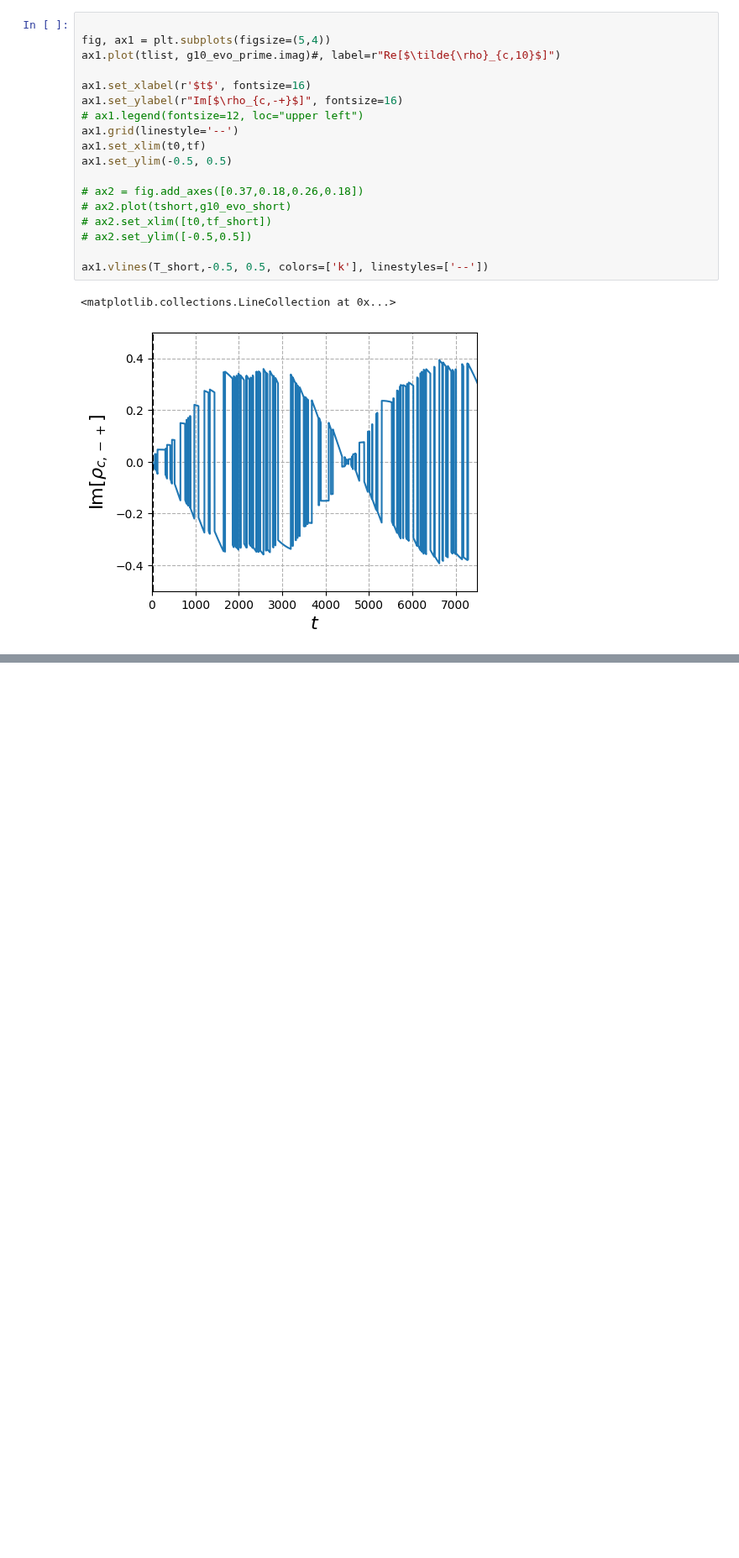
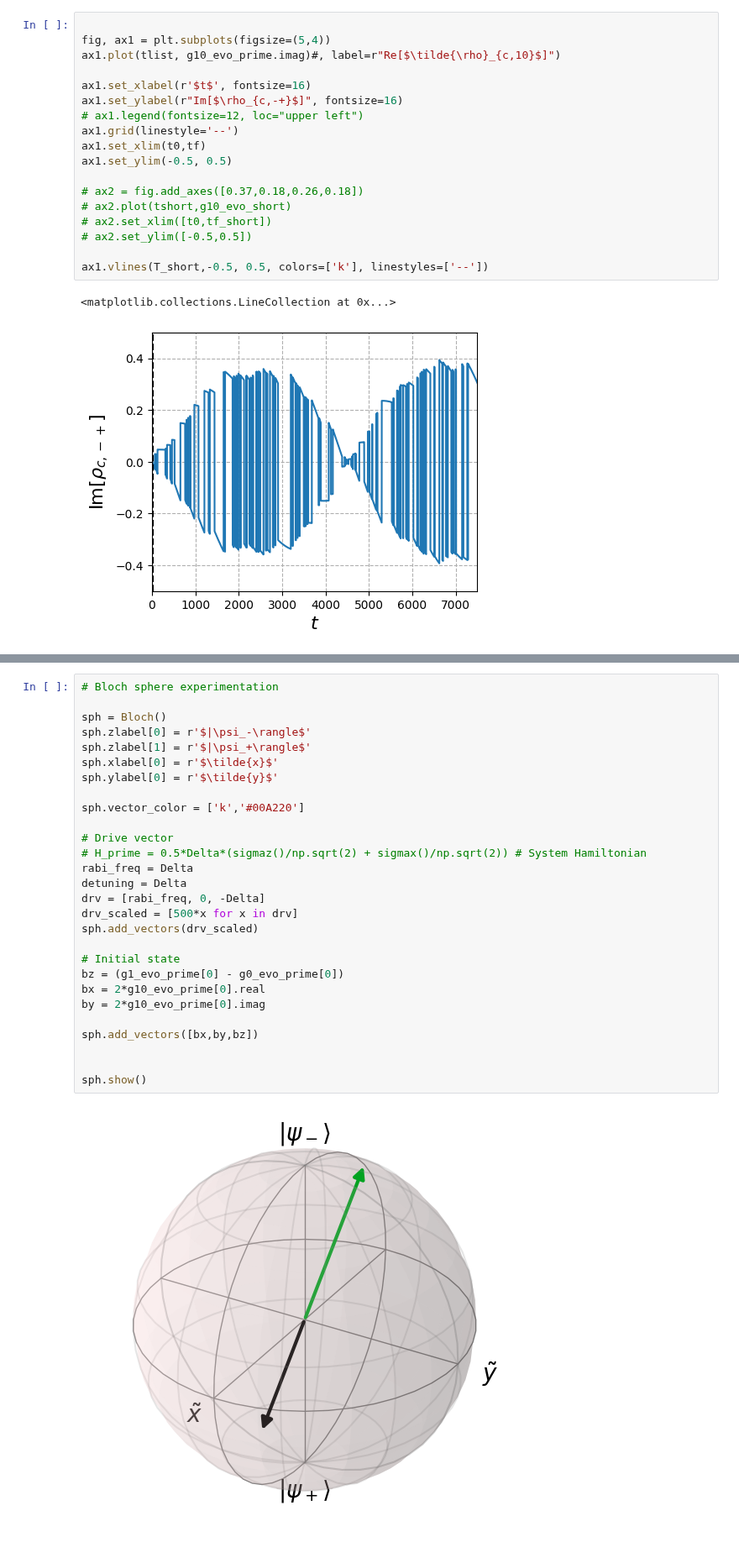
Before and after one commit to mikeal888/The_V_model, a Jupyter notebook: two_ls.ipynb, the cells around one changed output, grey strips where cells are left out. Shown at 84% size. Saved outputs shown, nothing was run; the diff lists cells and outputs as text; blank space fills up the shorter version.

Commit message:
Added drive vector to block sphere diagrams

```diff
--- a/two_ls.ipynb
+++ b/two_ls.ipynb
@@ -266 +275,31 @@ for i in range(int(len(vecs)/100)):
     sph.save(dirc="bloch_images")
+# %%
+# Bloch sphere experimentation
+
+sph = Bloch()
+sph.zlabel[0] = r'$|\psi_-\rangle$'
+sph.zlabel[1] = r'$|\psi_+\rangle$'
+sph.xlabel[0] = r'$\tilde{x}$'
+sph.ylabel[0] = r'$\tilde{y}$'
+
+sph.vector_color = ['k','#00A220']
+
+# Drive vector
+# H_prime = 0.5*Delta*(sigmaz()/np.sqrt(2) + sigmax()/np.sqrt(2)) # System Hamiltonian
+rabi_freq = Delta
+detuning = Delta
+drv = [rabi_freq, 0, -Delta]
+drv_scaled = [500*x for x in drv]
+sph.add_vectors(drv_scaled)
+
+# Initial state
+bz = (g1_evo_prime[0] - g0_evo_prime[0])
+bx = 2*g10_evo_prime[0].real
+by = 2*g10_evo_prime[0].imag
+
+sph.add_vectors([bx,by,bz])
+
+
+sph.show()
+# %% [output]
+[figure, added]
```
Also changed, not shown: parts of 2 cells of this notebook.
